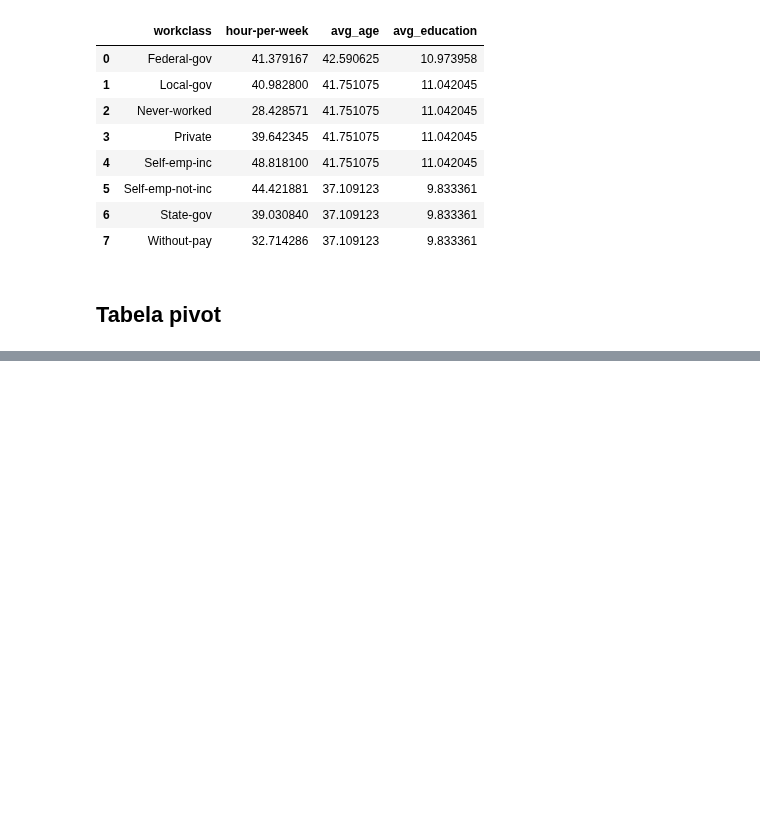
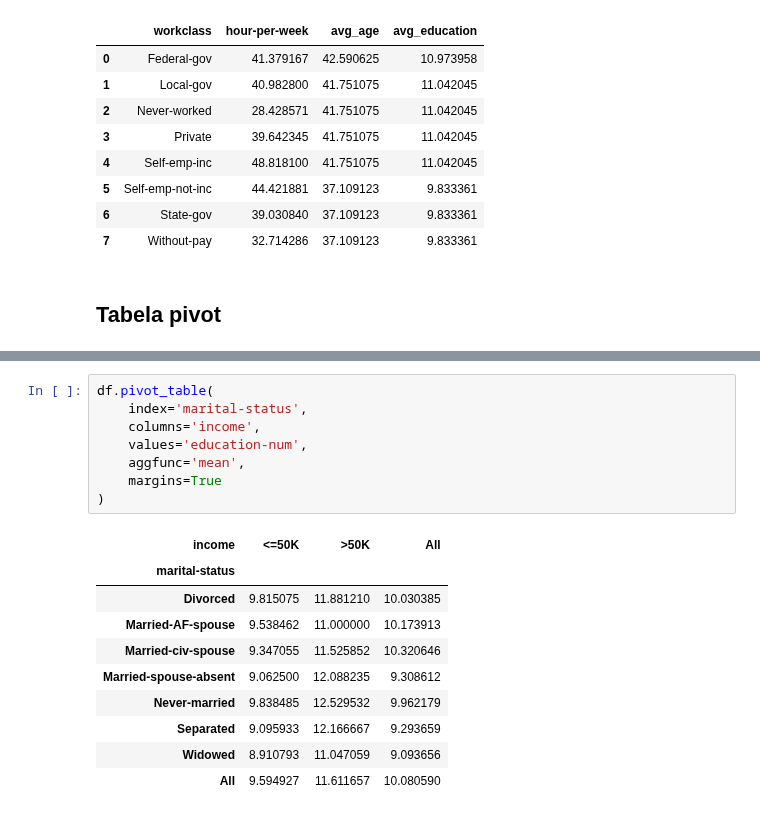
Before and after one commit to Joao-Inacio/Pandas-Descomplicado-Um-Guia-Pratico-para-Iniciantes, a Jupyter notebook: 0.2_Dataframe/dataframe.ipynb, the cells around one changed output, grey strips where cells are left out. Drawn from its saved outputs; the diff is of its cells as text; blank space fills up the shorter version.

```diff
--- a/0.2_Dataframe/dataframe.ipynb
+++ b/0.2_Dataframe/dataframe.ipynb
@@ -1401,0 +1411,19 @@ group.assign(
+# %%
+df.pivot_table(
+    index='marital-status',
+    columns='income',
+    values='education-num',
+    aggfunc='mean',
+    margins=True
+)
+# %% [output]
+| income | <=50K | >50K | All |
+| marital-status |  |  |  |
+| Divorced | 9.815075 | 11.881210 | 10.030385 |
+| Married-AF-spouse | 9.538462 | 11.000000 | 10.173913 |
+| Married-civ-spouse | 9.347055 | 11.525852 | 10.320646 |
+| Married-spouse-absent | 9.062500 | 12.088235 | 9.308612 |
+| Never-married | 9.838485 | 12.529532 | 9.962179 |
+| Separated | 9.095933 | 12.166667 | 9.293659 |
+| Widowed | 8.910793 | 11.047059 | 9.093656 |
+| All | 9.594927 | 11.611657 | 10.080590 |
```
Also changed, not shown: parts of 3 cells of this notebook.
